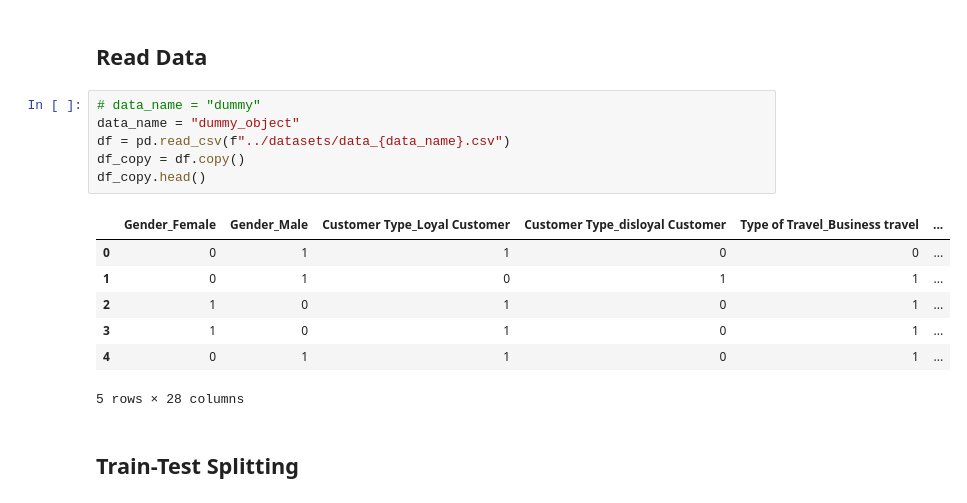
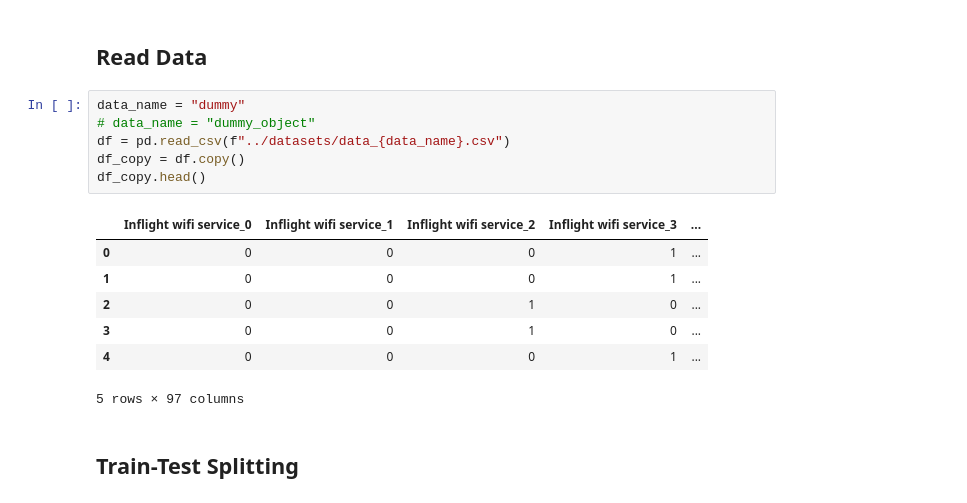
Before and after one commit to MLol-3/AeroPulse, a Jupyter notebook: data-analysis/train_model.ipynb, the cells around one changed output. Saved outputs shown, nothing was run; the diff lists cells and outputs as text.

Commit message:
update crate full model data 100%💀

```diff
--- a/data-analysis/train_model.ipynb
+++ b/data-analysis/train_model.ipynb
@@ -6,19 +6,19 @@ from sklearn.model_selection import cross_val_score
 # %% [markdown]
 ## Read Data
 # %%
-# data_name = "dummy"
-data_name = "dummy_object"
+data_name = "dummy"
+# data_name = "dummy_object"
 df = pd.read_csv(f"../datasets/data_{data_name}.csv")
 df_copy = df.copy()
 df_copy.head()
 # %% [output]
-|  | Gender_Female | Gender_Male | Customer Type_Loyal Customer | Customer Type_disloyal Customer | Type of Travel_Business travel | ... |
-| 0 | 0 | 1 | 1 | 0 | 0 | ... |
-| 1 | 0 | 1 | 0 | 1 | 1 | ... |
-| 2 | 1 | 0 | 1 | 0 | 1 | ... |
-| 3 | 1 | 0 | 1 | 0 | 1 | ... |
-| 4 | 0 | 1 | 1 | 0 | 1 | ... |
+|  | Inflight wifi service_0 | Inflight wifi service_1 | Inflight wifi service_2 | Inflight wifi service_3 | ... |
+| 0 | 0 | 0 | 0 | 1 | ... |
+| 1 | 0 | 0 | 0 | 1 | ... |
+| 2 | 0 | 0 | 1 | 0 | ... |
+| 3 | 0 | 0 | 1 | 0 | ... |
+| 4 | 0 | 0 | 0 | 1 | ... |
-5 rows × 28 columns
+5 rows × 97 columns
 # %% [markdown]
 ## Train-Test Splitting
 # %%
```
Also changed, not shown: parts of 24 cells of this notebook, 3 other files.
